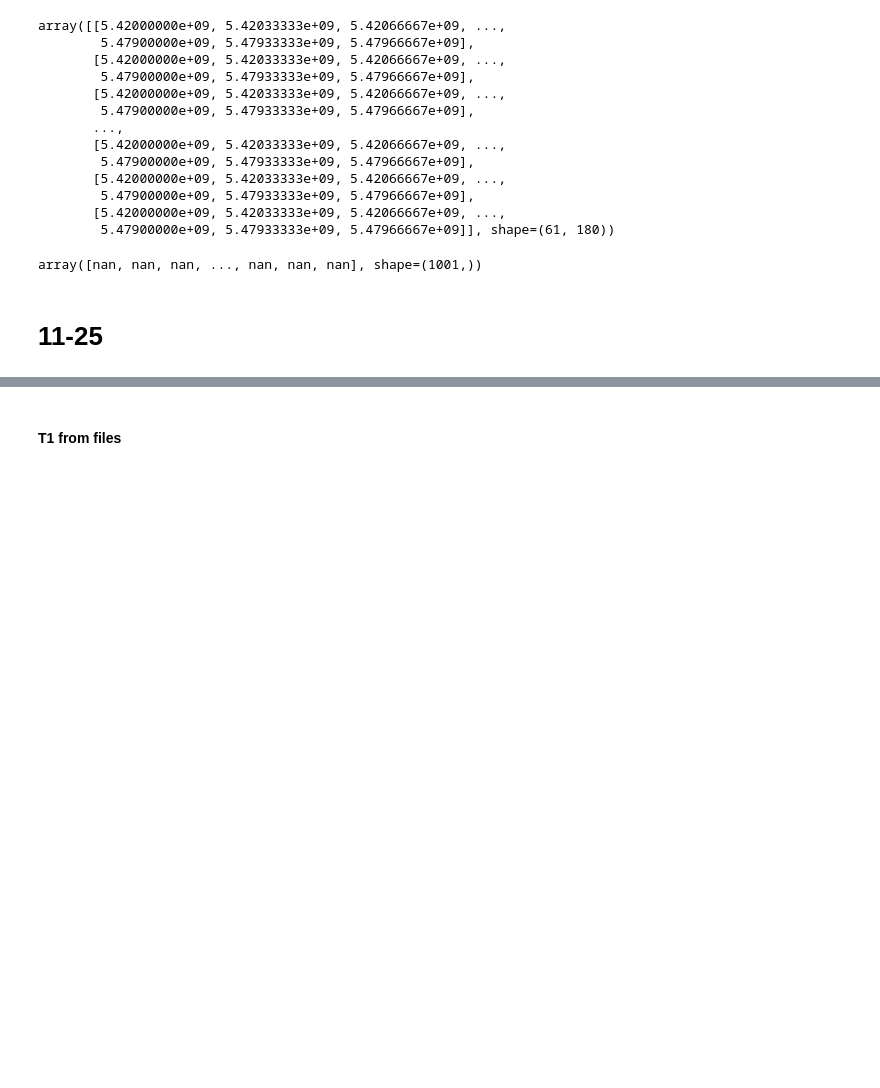
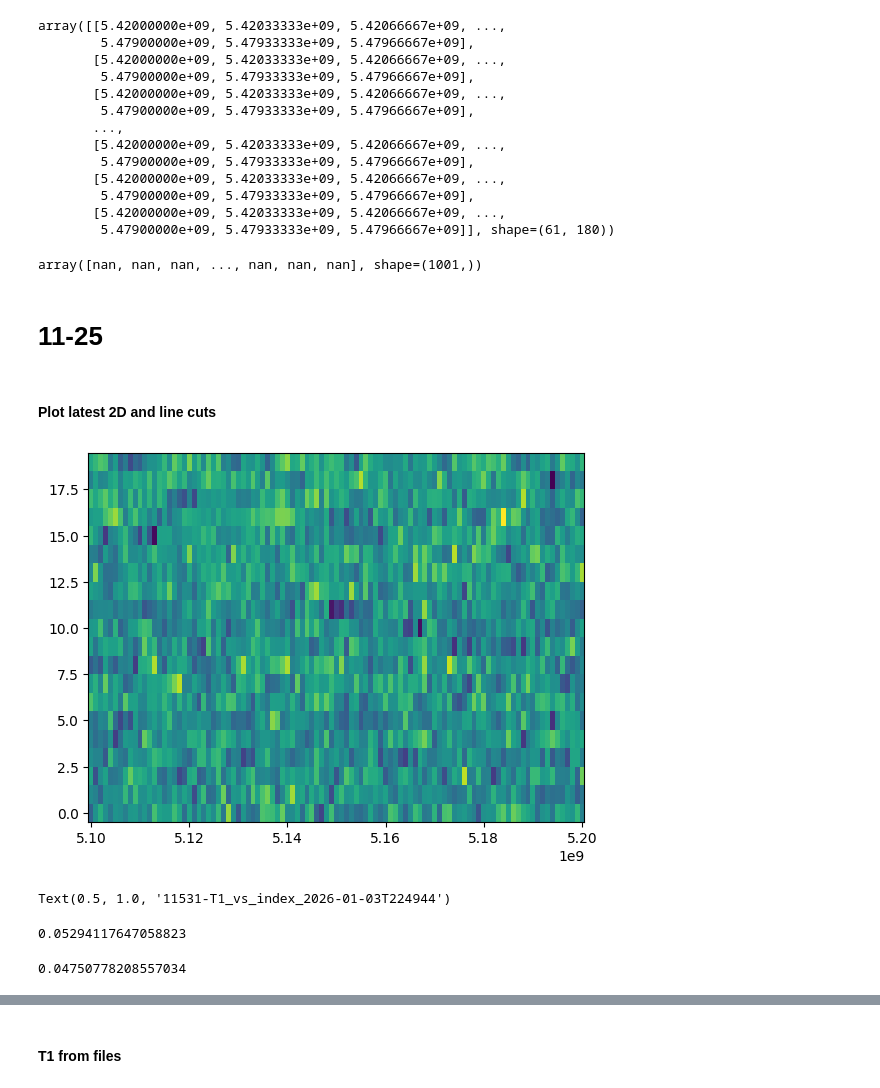
Before and after one commit to SQIL-EPFL/sqil-experiments, a Jupyter notebook: sqil_experiments/analysis/quick_plot.ipynb, the cells around one changed output, grey strips where cells are left out. Saved outputs shown, nothing was run; the diff lists cells and outputs as text; code cells hidden in the pictures; blank space fills up the shorter version.

```diff
--- a/sqil_experiments/analysis/quick_plot.ipynb
+++ b/sqil_experiments/analysis/quick_plot.ipynb
@@ -976,21 +978,25 @@ def threshold_normalize(fig, threshold):
 
 threshold_normalize(anal_res.figures["q0_fig"], 0.1)
 plt.show()
+# %% [markdown]
+#### Plot latest 2D and line cuts
 # %%
-path = r"Z:\Projects\Stormcrow\data\20251110_stormcrow_N17\2025-12-05\04180-qubit_spectroscopy_hdawg_vs_aux_drive_amplitude_2025-12-05T230505"
+path = r"Z:\Projects\Stormcrow\data\20251110_stormcrow_N17\2026-01-06\11681-qubit_spectroscopy_vs_index_2026-01-06T134840"
 datadict = sqil.extract_h5_data(path, get_metadata=True)
 
 qu_data, qu_info, datadict = sqil.get_data_and_info(datadict=datadict)
 
 y, z, x =  qu_data['q0']
 x = np.array(x).reshape(-1)
 plt.figure()
 if len(x) > 0:
     # plt.pcolormesh( x, y[0,:], abs(z.T)  )
     plt.pcolormesh(y[0,:], x, abs(z)  )
     # plt.pcolormesh(y[0,:], x, np.angle(z)  )
     # plt.pcolormesh( x, y[0,:], np.angle(z.T)  )
     # plt.pcolormesh( x, y[0,:], (z.T).imag  )
 else:
     plt.plot( y, np.abs(z)  )
 plt.show()
+# %% [output]
+[figure, added]
@@ -1023,11 +1003,12 @@ xdata[2:-2][dip_pos]
 # %%
+import sqil_core as sqil
 from sqil_experiments.measurements.T1 import analyze_T1
 
-parent_path = r"C:\Users\sqil\Desktop\data_local\20251110_stormcrow_N17\2025-12-12\\"
+parent_path = r"C:\Users\sqil\Desktop\data_local\20251110_stormcrow_N17\2026-01-03\\"
 import os
 paths = [f for f in os.listdir(parent_path) ]
-path = paths[np.argmax(paths)   ]
-
+path = paths[np.argmax(paths)     ]
+# path = [x for x in paths if '06104' in x][0]
 datadict = sqil.extract_h5_data(parent_path+ path, get_metadata=True)
 
 plt.figure()
@@ -1035,7 +1016,13 @@ qu_data, qu_info, datadict = sqil.get_data_and_info(datadict=datadict)
 
 y, z, x =  qu_data['q0']
 x = np.array(x).reshape(-1)
-plt.pcolormesh(y[0,:], x, abs(z)  )
+# plt.pcolormesh(y[0,:], x, abs(z)  )
+# plt.pcolormesh(y[0,:], x, abs(z) -abs(z)[:,0][:,np.newaxis] )
+plt.pcolormesh(y[0,:], x, np.angle(z)  )
+# plt.pcolormesh(y[0,:], x, np.angle(z)   -np.angle(z)[:,0][:,np.newaxis]   )
+# z_new = np.angle(z)   -np.angle(z)[:,0][:,np.newaxis]
+# z_new[np.unravel_index(np.argsort(z_new.reshape(-1))[:10], z_new.shape)] = z_new.mean()
+# plt.pcolormesh(y[0,:], x,  z_new  )
 
 # x = np.array(datadict['q0']['sweep0'])
 # z = ( datadict['q0']['data_g'],  datadict['q0']['data_e'] )
@@ -1046,3 +1033,17 @@ plt.pcolormesh(y[0,:], x, abs(z)  )
 # plt.plot(x, abs(y[0])  )
 # plt.plot(x, abs(y[1])  )
 plt.show()
+plt.title(path)
+# %% [output]
+Text(0.5, 1.0, '11531-T1_vs_index_2026-01-03T224944')
+# %%
+0.0018/0.034
+# %% [output]
+0.05294117647058823
+# %%
+T = 0.08
+p_g_r = 1
+p_e_r = p_g_r * np.exp(-5e9*6.62e-34/(1.38e-23*T))
+print( p_e_r/(p_e_r + p_g_r)  )
+# %% [output]
+0.04750778208557034
```
Also changed, not shown: parts of 46 cells of this notebook, 2 other files.
